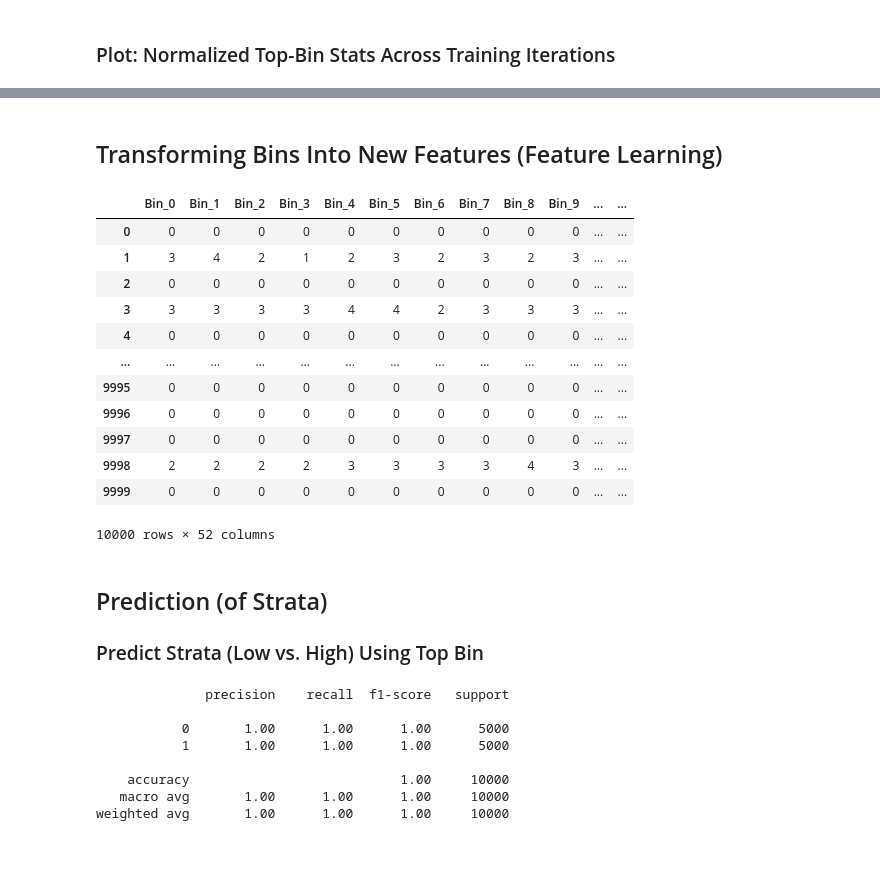
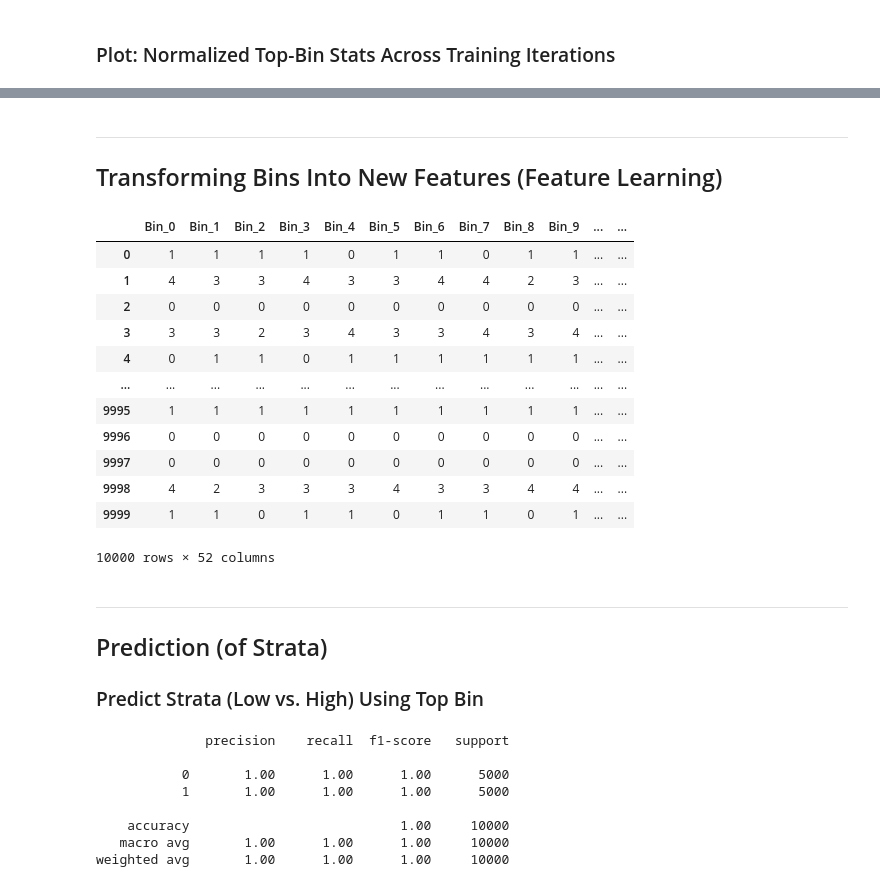
Before and after one commit to UrbsLab/scikit-FIBERS, a Jupyter notebook: FIBERS_Demo_Notebook.ipynb, the cells around one changed output, grey strips where cells are left out. Cells and saved outputs as stored; diff of their text form; code cells hidden in the pictures; blank space fills up the shorter version.

Commit message:
Updated Notebook and Working FIBERS

```diff
--- a/FIBERS_Demo_Notebook.ipynb
+++ b/FIBERS_Demo_Notebook.ipynb
@@ -25 +27,7 @@ C:\Users\ryanu\Desktop\scikit-FIBERS
+# %%
+local_save = False
+if local_save:
+    output_folder = 'local_output'
+else:
+    output_folder = 'C:/Users/ryanu/Desktop/FIBERS_test_output'
 # %% [markdown]
@@ -26,11 +35,12 @@ C:\Users\ryanu\Desktop\scikit-FIBERS
 ## Survial Data Simulation
 # %%
+data_name = 'sampledata'
 data = create_data_simulation_bin_evolve(number_of_instances=10000, number_of_features=100, number_of_features_in_bin=10,
                                   no_fail_proportion=0.5, mm_frequency_range=(0.4, 0.5), noise_frequency=0.0,
                                   class0_time_to_event_range=(1.5, 0.2), class1_time_to_event_range=(1, 0.2),
-                                  censoring_frequency=0.5, random_seed=42, negative=False, threshold=0)
-data.to_csv('sampledata.csv', index=False)
-data = pd.read_csv('sampledata.csv')
+                                  censoring_frequency=0.5, random_seed=42, negative=False, threshold=1)
+data.to_csv(output_folder+'/'+data_name+'.csv', index=False)
+#data = pd.read_csv(output_folder+'/'+data_name+'.csv')
 true_risk_group = data[['TrueRiskGroup']]
 data = data.drop('TrueRiskGroup', axis=1)
 # %% [markdown]
@@ -216,23 +202,26 @@ plt.show()
 # %% [markdown]
+***
 ## Transforming Bins Into New Features (Feature Learning)
 # %%
 tdf = fibers.transform(data)
+tdf.to_csv(output_folder+'/'+'Transformed_'+data_name+'.csv', index=False)
 tdf
 # %% [output]
 |  | Bin_0 | Bin_1 | Bin_2 | Bin_3 | Bin_4 | Bin_5 | Bin_6 | Bin_7 | Bin_8 | Bin_9 | ... | ... |
-| 0 | 0 | 0 | 0 | 0 | 0 | 0 | 0 | 0 | 0 | 0 | ... | ... |
-| 1 | 3 | 4 | 2 | 1 | 2 | 3 | 2 | 3 | 2 | 3 | ... | ... |
+| 0 | 1 | 1 | 1 | 1 | 0 | 1 | 1 | 0 | 1 | 1 | ... | ... |
+| 1 | 4 | 3 | 3 | 4 | 3 | 3 | 4 | 4 | 2 | 3 | ... | ... |
 | 2 | 0 | 0 | 0 | 0 | 0 | 0 | 0 | 0 | 0 | 0 | ... | ... |
-| 3 | 3 | 3 | 3 | 3 | 4 | 4 | 2 | 3 | 3 | 3 | ... | ... |
-| 4 | 0 | 0 | 0 | 0 | 0 | 0 | 0 | 0 | 0 | 0 | ... | ... |
+| 3 | 3 | 3 | 2 | 3 | 4 | 3 | 3 | 4 | 3 | 4 | ... | ... |
+| 4 | 0 | 1 | 1 | 0 | 1 | 1 | 1 | 1 | 1 | 1 | ... | ... |
 | ... | ... | ... | ... | ... | ... | ... | ... | ... | ... | ... | ... | ... |
-| 9995 | 0 | 0 | 0 | 0 | 0 | 0 | 0 | 0 | 0 | 0 | ... | ... |
+| 9995 | 1 | 1 | 1 | 1 | 1 | 1 | 1 | 1 | 1 | 1 | ... | ... |
 | 9996 | 0 | 0 | 0 | 0 | 0 | 0 | 0 | 0 | 0 | 0 | ... | ... |
 | 9997 | 0 | 0 | 0 | 0 | 0 | 0 | 0 | 0 | 0 | 0 | ... | ... |
-| 9998 | 2 | 2 | 2 | 2 | 3 | 3 | 3 | 3 | 4 | 3 | ... | ... |
-| 9999 | 0 | 0 | 0 | 0 | 0 | 0 | 0 | 0 | 0 | 0 | ... | ... |
+| 9998 | 4 | 2 | 3 | 3 | 3 | 4 | 3 | 3 | 4 | 4 | ... | ... |
+| 9999 | 1 | 1 | 0 | 1 | 1 | 0 | 1 | 1 | 0 | 1 | ... | ... |
 10000 rows × 52 columns
 # %% [markdown]
+***
 ## Prediction (of Strata)
 ### Predict Strata (Low vs. High) Using Top Bin
 # %%
```
Also changed, not shown: parts of 43 cells of this notebook, 4 other files.
